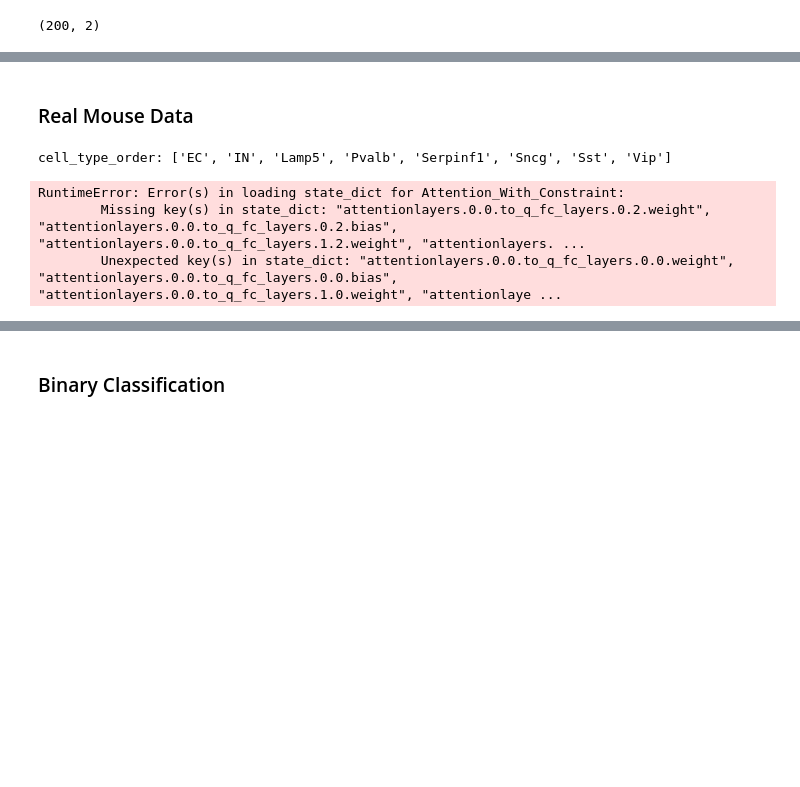
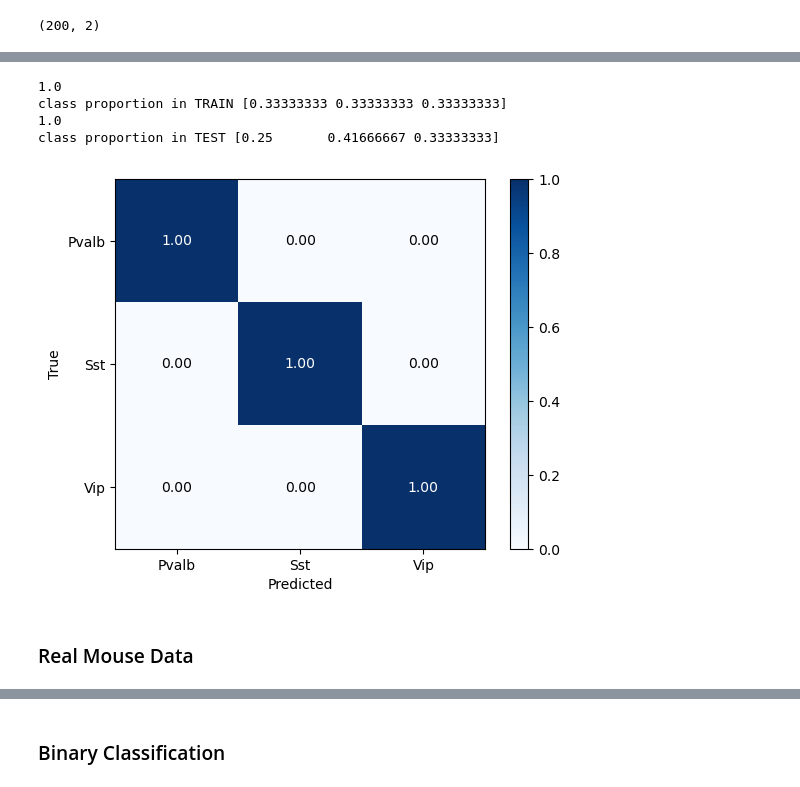
Before and after one commit to wuweizhang0723/func2graph, a Jupyter notebook: notebook/check_evaluation/neuron_embedding.ipynb, the cells around one changed output, grey strips where cells are left out. Cells and saved outputs as stored; diff of their text form; code cells hidden in the pictures; blank space fills up the shorter version.

```diff
--- a/notebook/check_evaluation/neuron_embedding.ipynb
+++ b/notebook/check_evaluation/neuron_embedding.ipynb
@@ -235,42 +296,37 @@ plt.show()
+# %%
+from sklearn.linear_model import LogisticRegression
+np.random.seed(42)
+
+# multi-class classification
+clf = LogisticRegression(random_state=42, multi_class='multinomial', max_iter=1000).fit(X_train, y_train)
+print(clf.score(X_train, y_train))
+print('class proportion in TRAIN', np.unique(y_train, return_counts=True)[1] / len(y_train))
+
+print(clf.score(X_test, y_test))
+print('class proportion in TEST', np.unique(y_test, return_counts=True)[1] / len(y_test))
+
+# confusion matrix
+y_pred = clf.predict(X_test)
+cm = confusion_matrix(y_test, y_pred)
+cm = cm / cm.sum(axis=1)[:, np.newaxis]
+plt.imshow(cm, cmap='Blues', interpolation='nearest')
+plt.colorbar()
+thresh = cm.max() / 2.
+for i in range(cm.shape[0]):
+    for j in range(cm.shape[1]):
+        plt.text(j, i, f"{cm[i, j]:.2f}", ha='center', va='center', color='white' if cm[i, j] > thresh else 'black')
+
+plt.xticks([0, 1, 2], ['Pvalb', 'Sst', 'Vip'])
+plt.yticks([0, 1, 2], ['Pvalb', 'Sst', 'Vip'])
+plt.xlabel('Predicted')
+plt.ylabel('True')
+plt.clim(0, 1)
+plt.show()
+# %% [output]
+1.0
+class proportion in TRAIN [0.33333333 0.33333333 0.33333333]
+1.0
+class proportion in TEST [0.25       0.41666667 0.33333333]
+[figure, added]
 # %% [markdown]
 ### Real Mouse Data
-# %%
-window_size = 200
-batch_size = 32
-predict_window_size = 1
-dim_key = 200
-hidden_size_2 = 128
-h_layers_2=0
-attention_activation="none"
-
-train_dataloader, val_dataloader, num_unqiue_neurons, cell_type_order, all_sessions_new_cell_type_id, num_batch_per_session_TRAIN, num_batch_per_session_VAL, sessions_2_original_cell_type, neuron_id_2_cell_type_id = data.generate_mouse_all_sessions_data(
-    window_size=window_size,
-    batch_size=batch_size,
-    normalization="session",
-)
-
-single_model = models.Attention_With_Constraint(
-    num_unqiue_neurons=num_unqiue_neurons,
-    num_cell_types=len(cell_type_order),
-    window_size=window_size,
-    predict_window_size=predict_window_size,
-    heads=1,
-    attention_layers=1,
-    dim_key=dim_key,
-    hidden_size_2=hidden_size_2,
-    h_layers_2=h_layers_2,
-    attention_activation=attention_activation,
-)
-
-checkpoint_path = "../../output/1_11_AwC/Attention_With_Constraint_32_200_1_session_42_128_2_1_1_200_128_0_0.2_0.001_mse_0.0_none_cycle_0.0_0.04/epoch=6-step=3479.ckpt"
-trained_model = single_model.load_from_checkpoint(checkpoint_path)
-trained_model.eval()
-
-indices = torch.tensor([0,1,2]).cuda()
-neuron_embeddings = trained_model.embedding_table(indices)
-print(neuron_embeddings.shape)
-# %% [output]
-cell_type_order: ['EC', 'IN', 'Lamp5', 'Pvalb', 'Serpinf1', 'Sncg', 'Sst', 'Vip']
-RuntimeError: Error(s) in loading state_dict for Attention_With_Constraint:
-        Missing key(s) in state_dict: "attentionlayers.0.0.to_q_fc_layers.0.2.weight", "attentionlayers.0.0.to_q_fc_layers.0.2.bias", "attentionlayers.0.0.to_q_fc_layers.1.2.weight", "attentionlayers. ...
-        Unexpected key(s) in state_dict: "attentionlayers.0.0.to_q_fc_layers.0.0.weight", "attentionlayers.0.0.to_q_fc_layers.0.0.bias", "attentionlayers.0.0.to_q_fc_layers.1.0.weight", "attentionlaye ...
```
Also changed, not shown: parts of 34 cells of this notebook, 9 other files.
